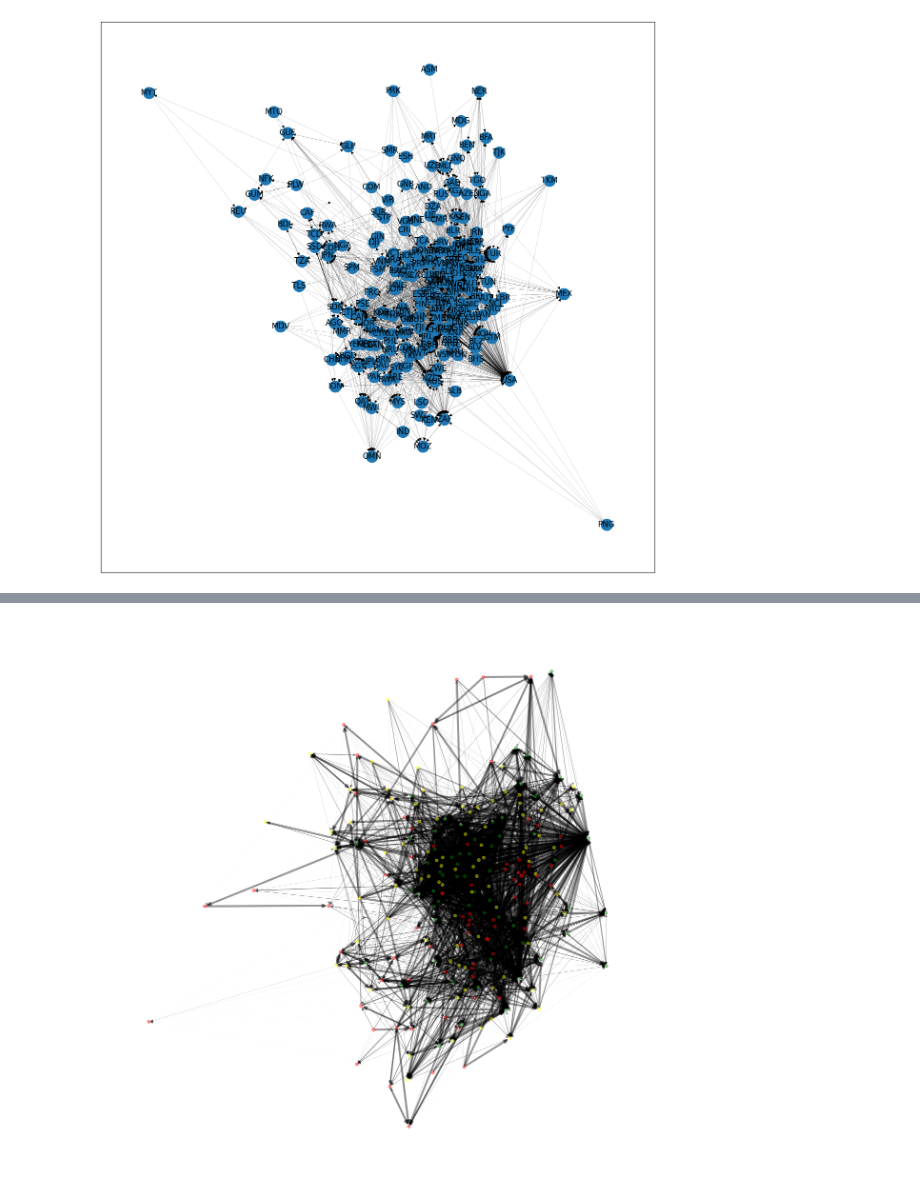
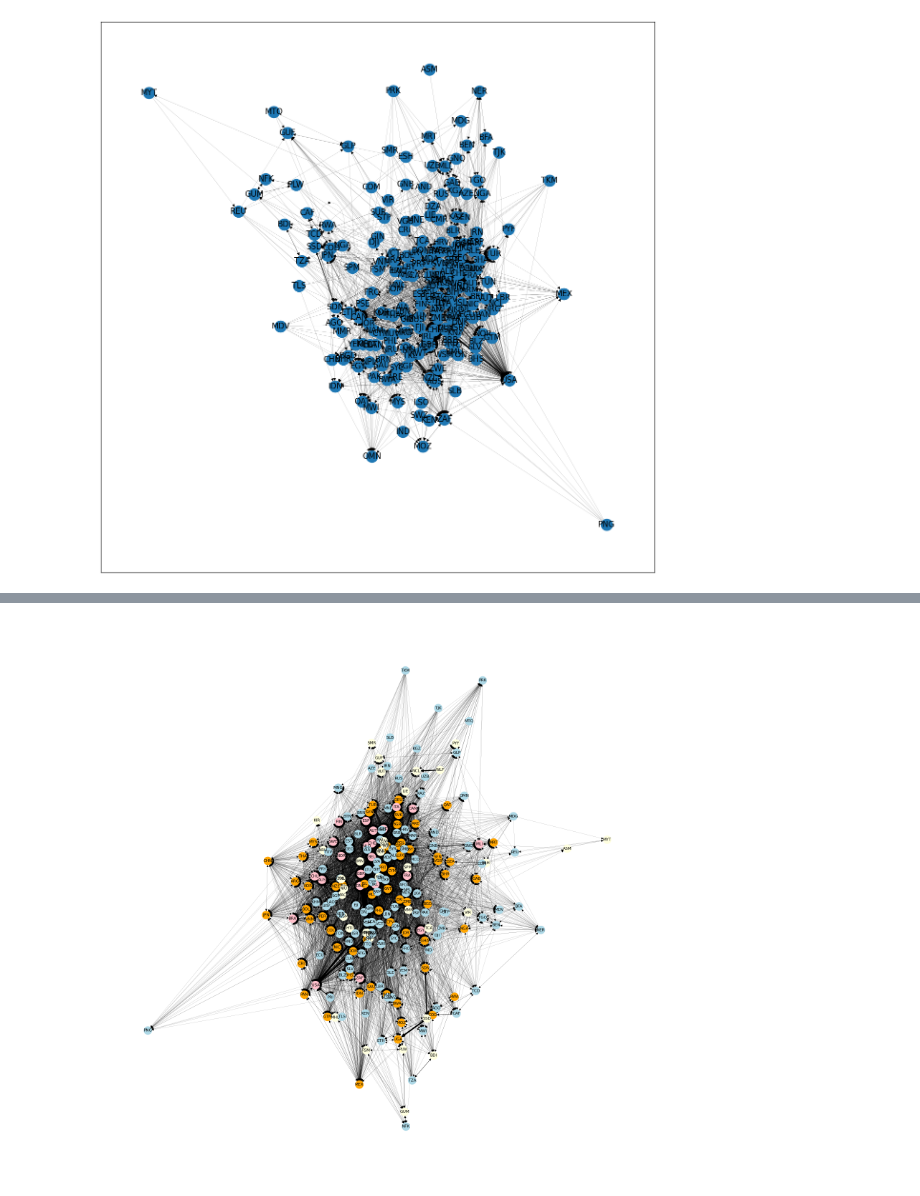
Before and after one commit to Nikolaj90/ImaginoTransference, a Jupyter notebook: struc2vec/directed_test.ipynb, the cells around one changed output, grey strips where cells are left out. Drawn from its saved outputs; the diff is of its cells as text; code cells hidden in the pictures.

```diff
--- a/struc2vec/directed_test.ipynb
+++ b/struc2vec/directed_test.ipynb
@@ -99,21 +129,21 @@ X = np.array(list(embeddings.values()))
 # %%
-pca = PCA(n_components=3)
+pca = PCA(n_components=4)
 X_transform = pca.fit_transform(X)
 # %%
 node_embeddings = {}
 for node, embedding in enumerate(X_transform):
-    emb_list = list(embedding)
+    emb_list = [x for x in embedding]
     index = emb_list.index(max(emb_list))
     node_embeddings[node] = index
 # %%
-cmap = {0:"green",1:"yellow", 2:"red"}
+cmap = {0:"lightblue",1:"lightyellow", 2:"orange",3:"pink", 4:"purple", 5:"red", 6:"lightgrey"}
 nodecolors = [cmap[v] for k,v in node_embeddings.items()]
 # %%
-# Change to scaling instead!
-weights = [min(edge[2]["weight"],3) for edge in s2vG.G_D.edges(data=True)]
+weights = [edge[2]["weight"] for edge in s2vG.G_D.edges(data=True)]
+weights_scaled = [scale_x(w) for w in weights]
 # %%
-fig, ax = plt.subplots(figsize=(15,15))
+fig, ax = plt.subplots(figsize=(20,20))
 
-nx.draw_spring(s2vG.G_D, with_labels=False, node_color=nodecolors, width = weights, node_size=20, alpha=0.4)
+nx.draw_spring(s2vG.G_D, with_labels=True, node_color=nodecolors, width = weights_scaled, node_size=250, font_size=8)
 # %% [output]
-[figure, old version]
+[figure, new version]
```
Also changed, not shown: parts of 36 cells of this notebook.
